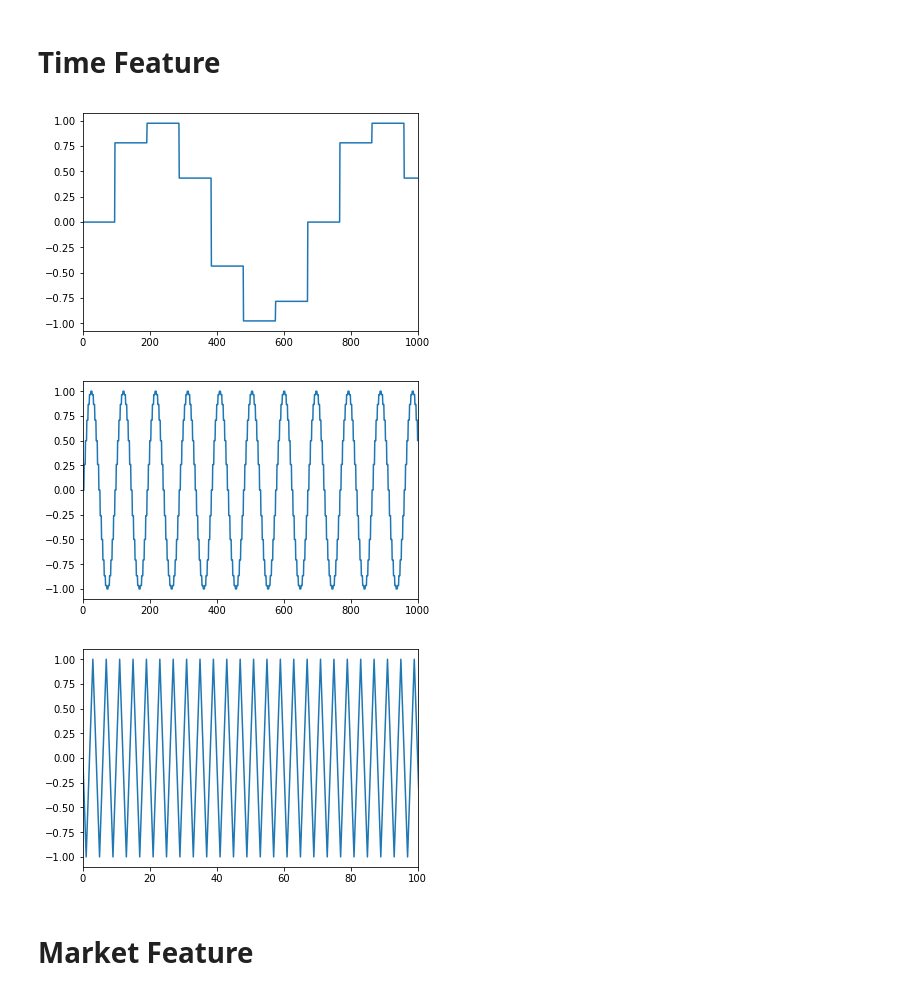
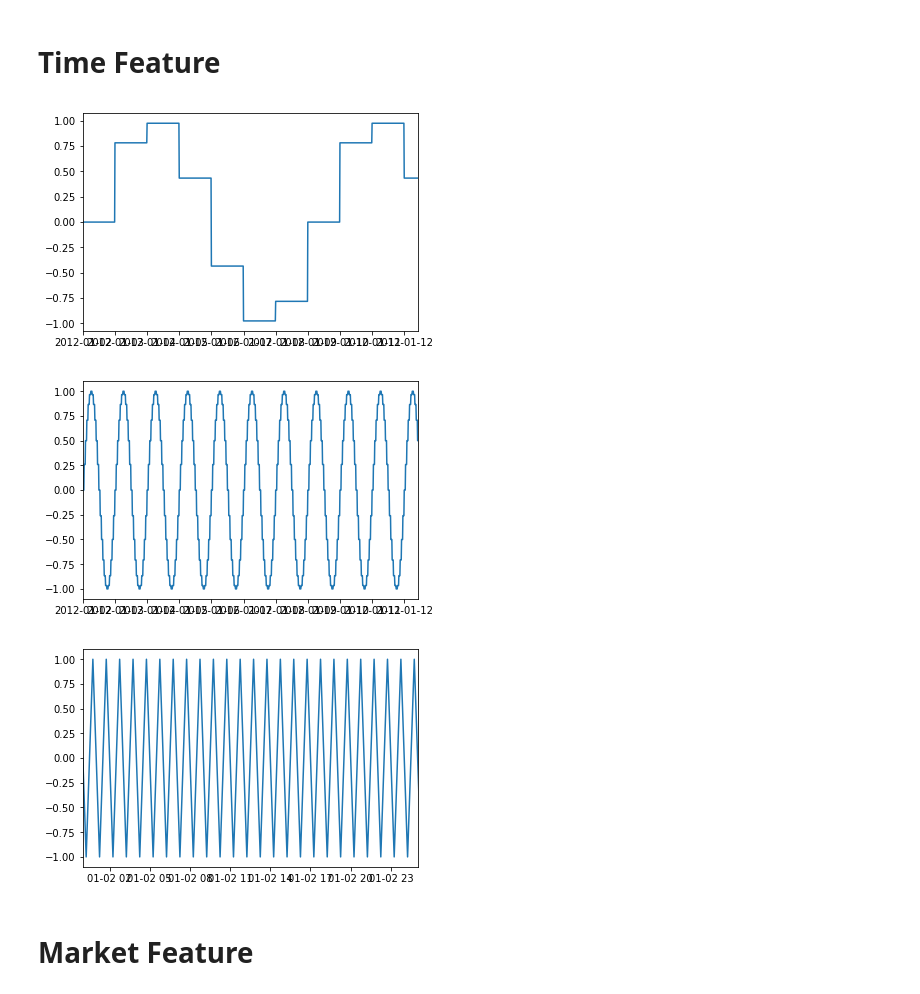
Before and after one commit to nathanmargaglio/forex_ml, a Jupyter notebook: load_data.ipynb, the cells around one changed output. Drawn from its saved outputs; the diff is of its cells as text; code cells hidden in the pictures.

```diff
--- a/load_data.ipynb
+++ b/load_data.ipynb
@@ -76,0 +75,4 @@ dff = df[df.pair == 'EUR/USD']
+# %%
+df_pairs = get_pickle(pairs)
+quick_plot(df_pairs)
+dff = df_pairs[df_pairs.pair == 'EUR/USD']
@@ -80,26 +84,34 @@ dff = df[df.pair == 'EUR/USD']
 def sin_encode(t, T):
     return np.sin(2*np.pi*(t/T))
 
-def encode_temporal(index):
+def encode_temporal(index, name):
+    _index = index
+    if name == "day_of_week":
+        index = index.dayofweek
+    if name == "hour":
+        index = index.hour
+    if name == "minute":
+        index = index.minute
+
     T = len(index.unique())
-    return sin_encode(index, T)
+    return pd.Series(sin_encode(index, T), index=_index, name=name)
 
 def quick_plot_encoding(encoding, xlim=1000):
     plt.plot(encoding)
-    plt.xlim(0,xlim)
+    plt.xlim(encoding.index[0],encoding.index[xlim])
     plt.show()
 # %%
-dayofweek_encode = encode_temporal(dff.index.dayofweek)
-hour_encode = encode_temporal(dff.index.hour)
-minute_encode = encode_temporal(dff.index.minute)
+day_of_week_encode = encode_temporal(dff.index, name='day_of_week')
+hour_encode = encode_temporal(dff.index, name='hour')
+minute_encode = encode_temporal(dff.index, name='minute')
 
-quick_plot_encoding(dayofweek_encode)
-quick_plot_encoding(hour_encode)
+quick_plot_encoding(day_of_week_encode)
+quick_plot_encoding(hour_encode, 1000)
 quick_plot_encoding(minute_encode, 100)
 # %% [output]
-[figure, old version]
+[figure, new version]
-[figure, old version]
+[figure, new version]
-[figure, old version]
+[figure, new version]
 # %% [markdown]
 # Market Feature
 # %%
```
Also changed, not shown: parts of 23 cells of this notebook.
